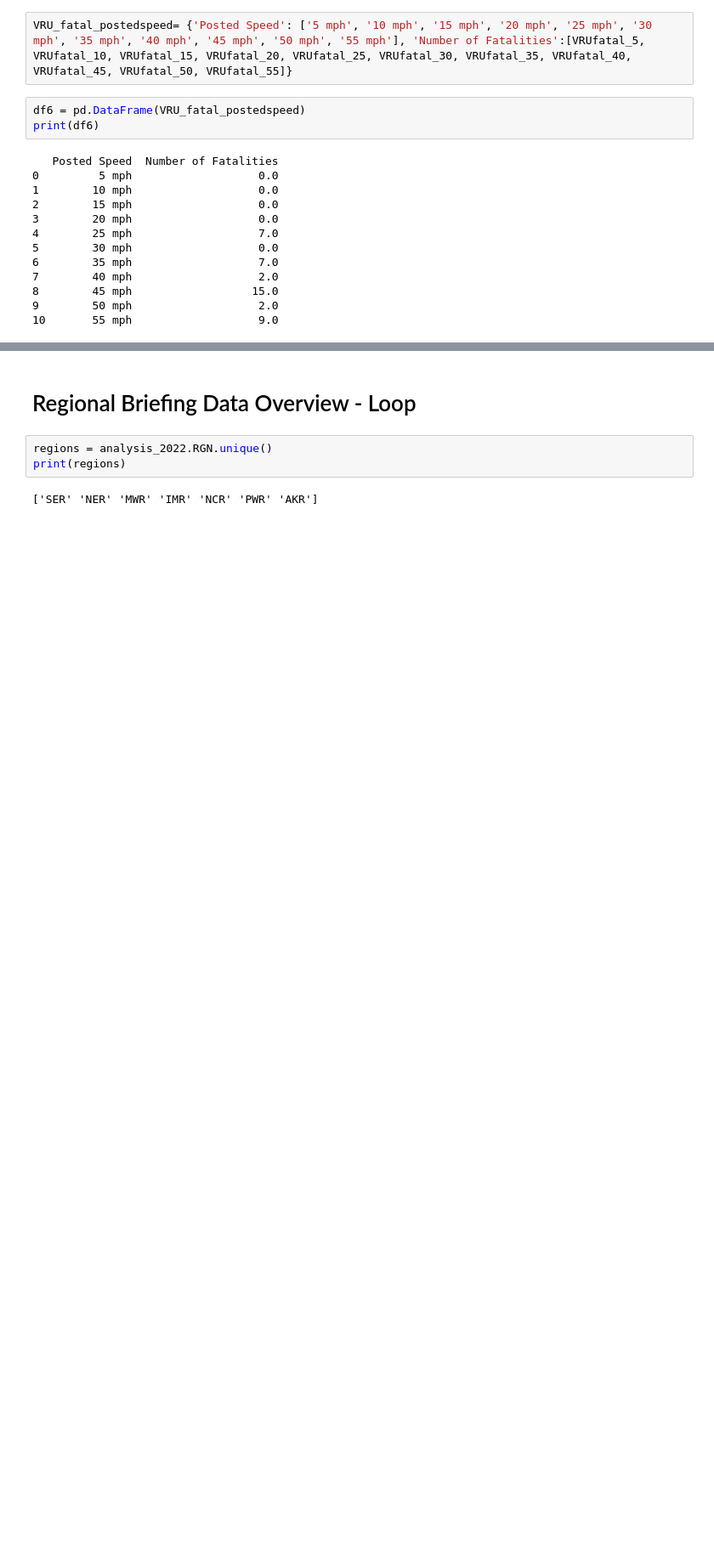
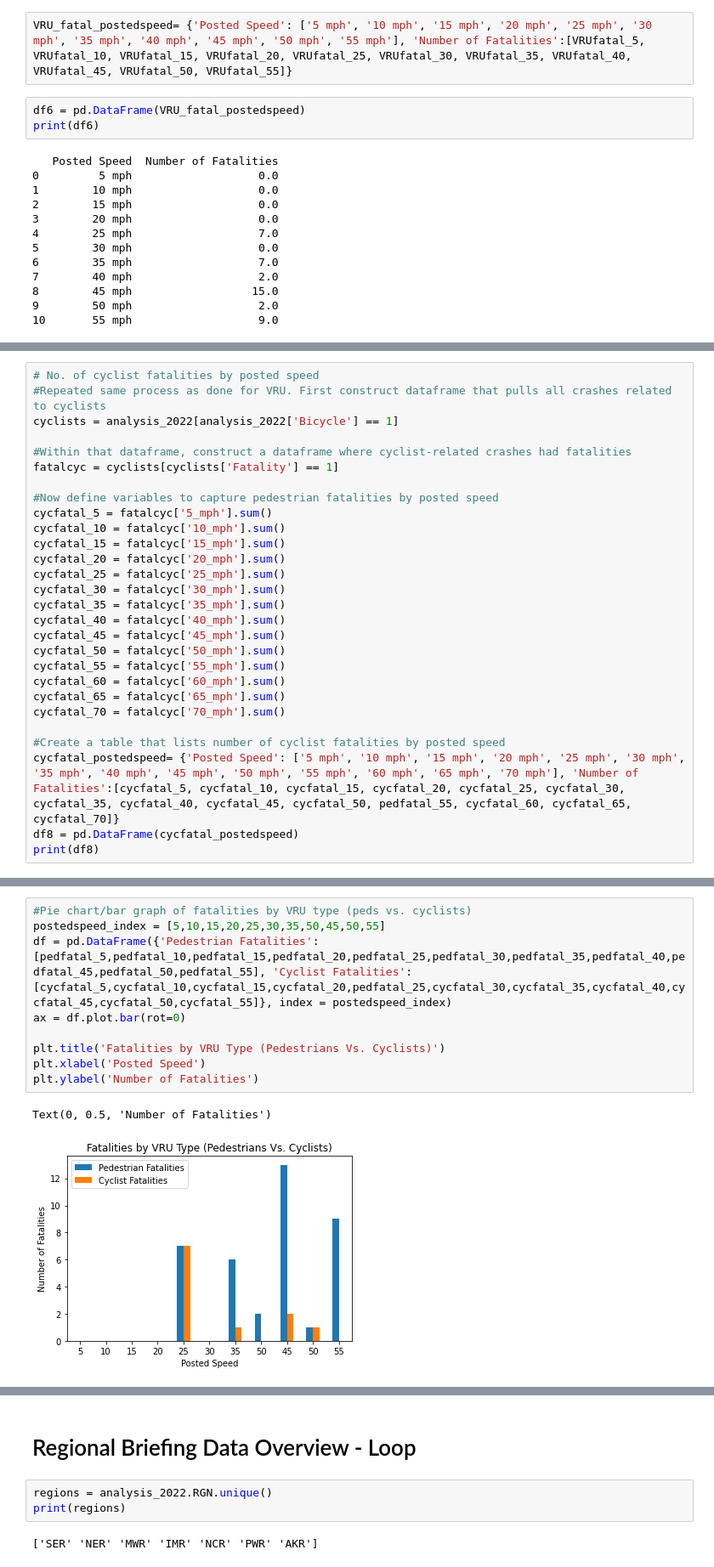
Before and after one commit to VolpeUSDOT/NPS-Region-Crash-Briefing, a Jupyter notebook: data analysis notebooks/Test Run of Automated Python Reports - Smitha .ipynb, the cells around one changed output, grey strips where cells are left out. Shown at 85% size. Drawn from its saved outputs; the diff is of its cells as text; blank space fills up the shorter version.

```diff
--- a/data analysis notebooks/Test Run of Automated Python Reports - Smitha .ipynb
+++ b/data analysis notebooks/Test Run of Automated Python Reports - Smitha .ipynb
@@ -292,0 +343,28 @@ print(df6)
+# %%
+# No. of cyclist fatalities by posted speed
+#Repeated same process as done for VRU. First construct dataframe that pulls all crashes related to cyclists
+cyclists = analysis_2022[analysis_2022['Bicycle'] == 1]
+
+#Within that dataframe, construct a dataframe where cyclist-related crashes had fatalities
+fatalcyc = cyclists[cyclists['Fatality'] == 1]
+
+#Now define variables to capture pedestrian fatalities by posted speed
+cycfatal_5 = fatalcyc['5_mph'].sum()
+cycfatal_10 = fatalcyc['10_mph'].sum()
+cycfatal_15 = fatalcyc['15_mph'].sum()
+cycfatal_20 = fatalcyc['20_mph'].sum()
+cycfatal_25 = fatalcyc['25_mph'].sum()
+cycfatal_30 = fatalcyc['30_mph'].sum()
+cycfatal_35 = fatalcyc['35_mph'].sum()
+cycfatal_40 = fatalcyc['40_mph'].sum()
+cycfatal_45 = fatalcyc['45_mph'].sum()
+cycfatal_50 = fatalcyc['50_mph'].sum()
+cycfatal_55 = fatalcyc['55_mph'].sum()
+cycfatal_60 = fatalcyc['60_mph'].sum()
+cycfatal_65 = fatalcyc['65_mph'].sum()
+cycfatal_70 = fatalcyc['70_mph'].sum()
+
+#Create a table that lists number of cyclist fatalities by posted speed
+cycfatal_postedspeed= {'Posted Speed': ['5 mph', '10 mph', '15 mph', '20 mph', '25 mph', '30 mph', '35 mph', '40 mph', '45 mph', '50 mph', '55 mph', '60 mph', '65 mph', '70 mph'], 'Number of Fatalities':[cycfatal_5, cycfatal_10, cycfatal_15, cycfatal_20, cycfatal_25, cycfatal_30, cycfatal_35, cycfatal_40, cycfatal_45, cycfatal_50, pedfatal_55, cycfatal_60, cycfatal_65, cycfatal_70]}
+df8 = pd.DataFrame(cycfatal_postedspeed)
+print(df8)
@@ -292,0 +387,12 @@ print(df6)
+# %%
+#Pie chart/bar graph of fatalities by VRU type (peds vs. cyclists)
+postedspeed_index = [5,10,15,20,25,30,35,50,45,50,55]
+df = pd.DataFrame({'Pedestrian Fatalities':[pedfatal_5,pedfatal_10,pedfatal_15,pedfatal_20,pedfatal_25,pedfatal_30,pedfatal_35,pedfatal_40,pedfatal_45,pedfatal_50,pedfatal_55], 'Cyclist Fatalities':[cycfatal_5,cycfatal_10,cycfatal_15,cycfatal_20,pedfatal_25,cycfatal_30,cycfatal_35,cycfatal_40,cycfatal_45,cycfatal_50,cycfatal_55]}, index = postedspeed_index)
+ax = df.plot.bar(rot=0)
+
+plt.title('Fatalities by VRU Type (Pedestrians Vs. Cyclists)')
+plt.xlabel('Posted Speed')
+plt.ylabel('Number of Fatalities')
+# %% [output]
+Text(0, 0.5, 'Number of Fatalities')
+[figure, added]
```
Also changed, not shown: parts of 6 cells of this notebook.
